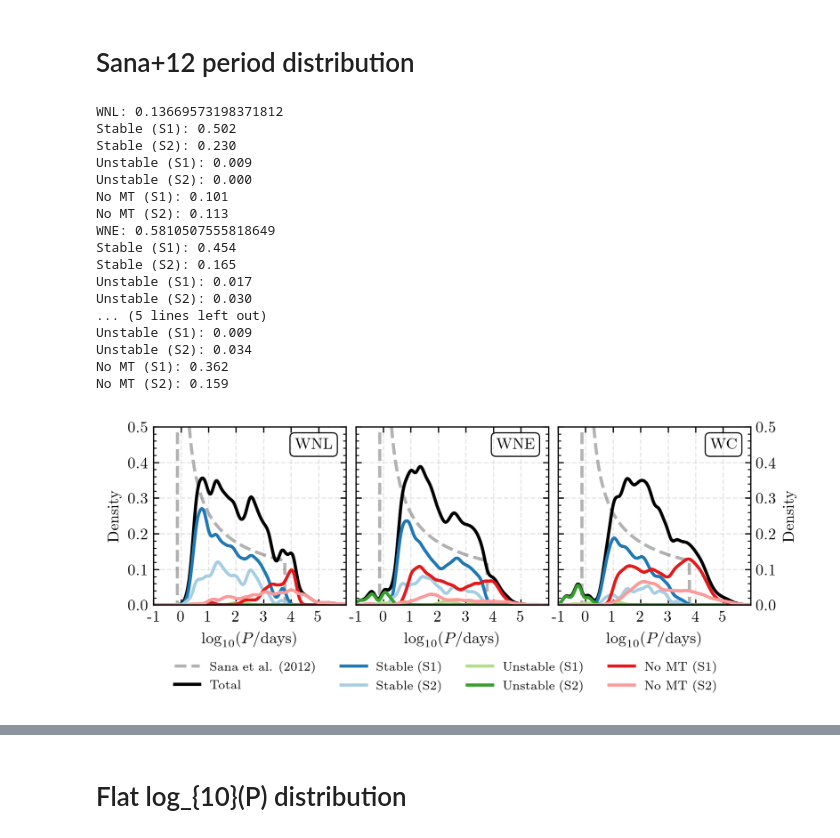
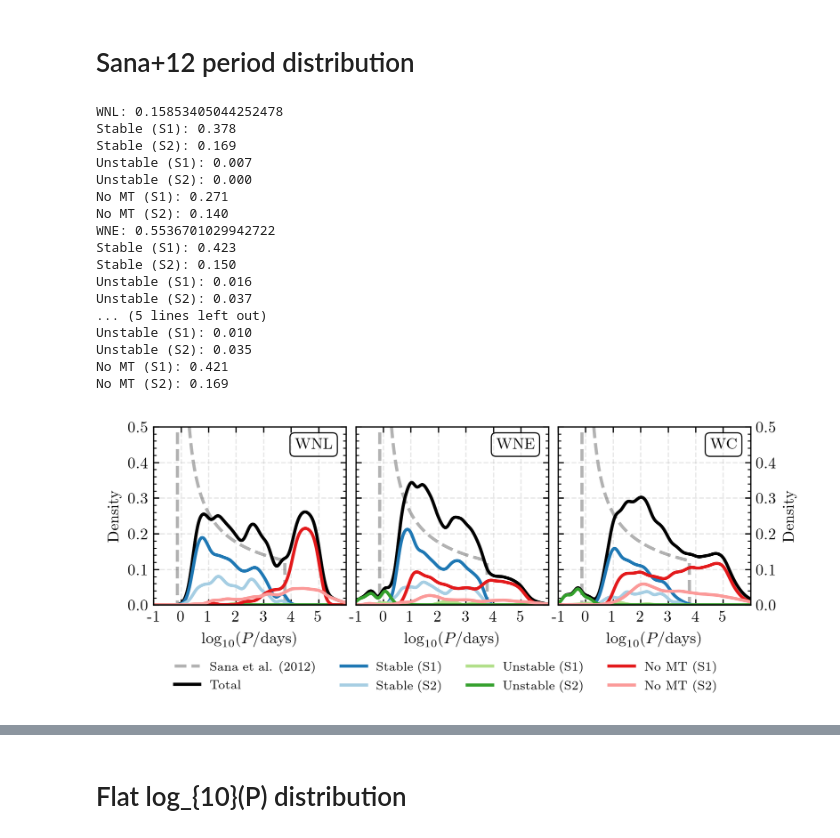
Before and after one commit to maxbriel/WR-populations, a Jupyter notebook: figure_scripts/MW_formation_channels.ipynb, the cells around one changed output, grey strips where cells are left out. Saved outputs shown, nothing was run; the diff lists cells and outputs as text; code cells hidden in the pictures.

```diff
--- a/figure_scripts/MW_formation_channels.ipynb
+++ b/figure_scripts/MW_formation_channels.ipynb
@@ -20,7 +20,7 @@ tol_vibrant = Colormap('tol:vibrant')(np.linspace(0, 1, 7))
 # %% [markdown]
 ## Load POSYDON data
 # %%
-data_folder = Path('/Users/max/Documents/projects/WR_population/data/optical_depth_test/')
+data_folder = Path('/Users/max/Documents/projects/WR_population/data/optical_depth/')
 metallicity = 1.0
 met_str = convert_metallicity_to_string(metallicity)
 file_path = data_folder / f'WR_phases_Z{met_str}_Zsun.pkl'
@@ -201,7 +203,7 @@ def plot_observations(obs_df, ax, **kwargs):
 # %%
 from posydon.popsyn.synthetic_population import Population
 import pandas as pd
-population_run_folder = Path('/Users/max/Documents/projects/WR_population/population_synthesis/runs/2025_11_04/')
+population_run_folder = Path('/Users/max/Documents/projects/WR_population/population_synthesis/runs/2026_08_14/')
 population_file = population_run_folder / f"{met_str}_Zsun_population.h5"
 
 pop = Population(str(population_file))
@@ -242,7 +244,7 @@ fig, axes = plt.subplots(1, 3, figsize=(3.38*2, 2.535*0.8))
 
 x_eval = np.linspace(-1, 6, 1000)
 sana_dist = Sana12Period(p_min=0.75, p_max=6000.0)
-weights = weight_array
+weights = np.where(np.isclose(model_weight_array,0.0), 0, weight_array)
 
 mask = binary_mask
 
@@ -351,46 +353,46 @@ for ax in axes:
     ax.set_xticklabels(['-1', '0', '1', '2', '3', '4', '5'])
     ax.set_ylim(0, 0.5)
     ax.grid(True, which='major', ls='--', alpha=0.3)
 
 
 axes[0].set_ylabel('Density')
 axes[1].legend(loc='upper left', bbox_to_anchor=(-1, -0.25), ncol=4)
 
 axes[1].set_yticklabels([])
 # move ytick label to right side for right plot
 axes[-1].set_ylabel('Density')
 axes[-1].yaxis.set_label_position("right")
 axes[-1].yaxis.set_tick_params(left=True, right=True, labelleft=False, labelright=True)
 
 axes[0].text(0.93, 0.9, 'WNL', transform=axes[0].transAxes, ha='right', va='center',
              bbox=dict(facecolor='none', edgecolor='black', boxstyle='round, pad=0.3', lw=0.7))
 axes[1].text(0.93, 0.9, 'WNE', transform=axes[1].transAxes, ha='right', va='center',
              bbox=dict(facecolor='none', edgecolor='black', boxstyle='round, pad=0.3', lw=0.7))
 axes[2].text(0.93, 0.9, 'WC', transform=axes[2].transAxes, ha='right', va='center',
              bbox=dict(facecolor='none', edgecolor='black', boxstyle='round, pad=0.3', lw=0.7))
 
 plt.subplots_adjust(wspace=0.05)
 
 figure_paths = '/Users/max/Documents/projects/WR_population/figure_scripts/extra_figures/'
 plt.savefig(figure_paths + 'pdf/MW_subtype_period_distributions_MT_Sana+12.pdf', bbox_inches='tight')
 plt.savefig(figure_paths + 'png/MW_subtype_period_distributions_MT_Sana+12.png', bbox_inches='tight', dpi=300)
 plt.show()
 # %% [output]
-WNL: 0.13669573198371812
-Stable (S1): 0.502
-Stable (S2): 0.230
-Unstable (S1): 0.009
+WNL: 0.15853405044252478
+Stable (S1): 0.378
+Stable (S2): 0.169
+Unstable (S1): 0.007
 Unstable (S2): 0.000
-No MT (S1): 0.101
-No MT (S2): 0.113
-WNE: 0.5810507555818649
-Stable (S1): 0.454
-Stable (S2): 0.165
-Unstable (S1): 0.017
-Unstable (S2): 0.030
+No MT (S1): 0.271
+No MT (S2): 0.140
+WNE: 0.5536701029942722
+Stable (S1): 0.423
+Stable (S2): 0.150
+Unstable (S1): 0.016
+Unstable (S2): 0.037
 ... (5 lines left out)
-Unstable (S1): 0.009
-Unstable (S2): 0.034
-No MT (S1): 0.362
-No MT (S2): 0.159
+Unstable (S1): 0.010
+Unstable (S2): 0.035
+No MT (S1): 0.421
+No MT (S2): 0.169
-[figure, old version]
+[figure, new version]
```
Also changed, not shown: parts of 10 cells of this notebook, 28 other files.
